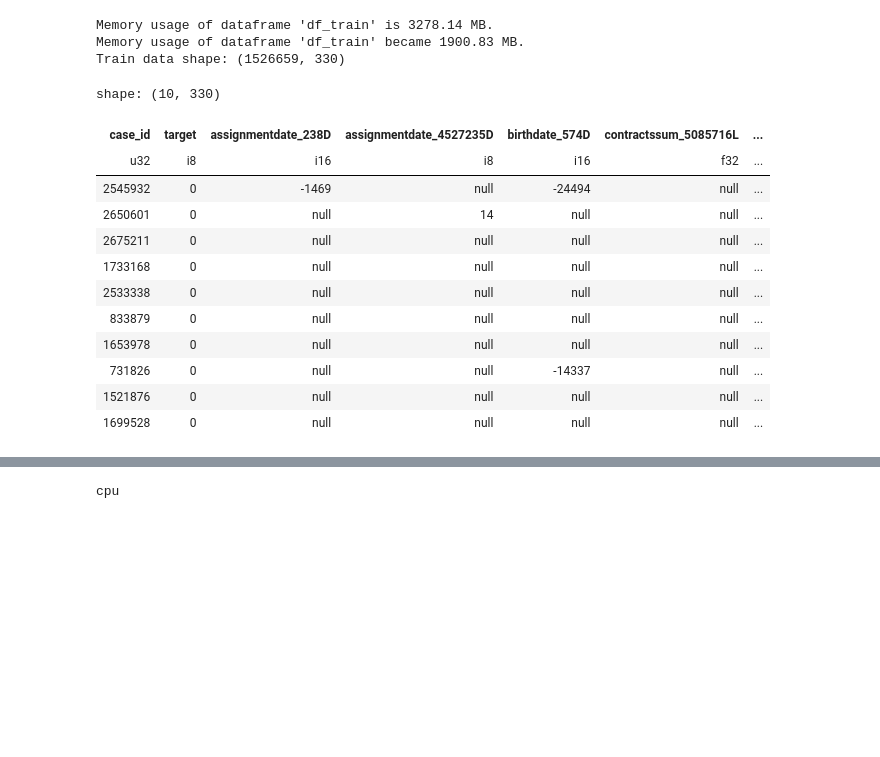
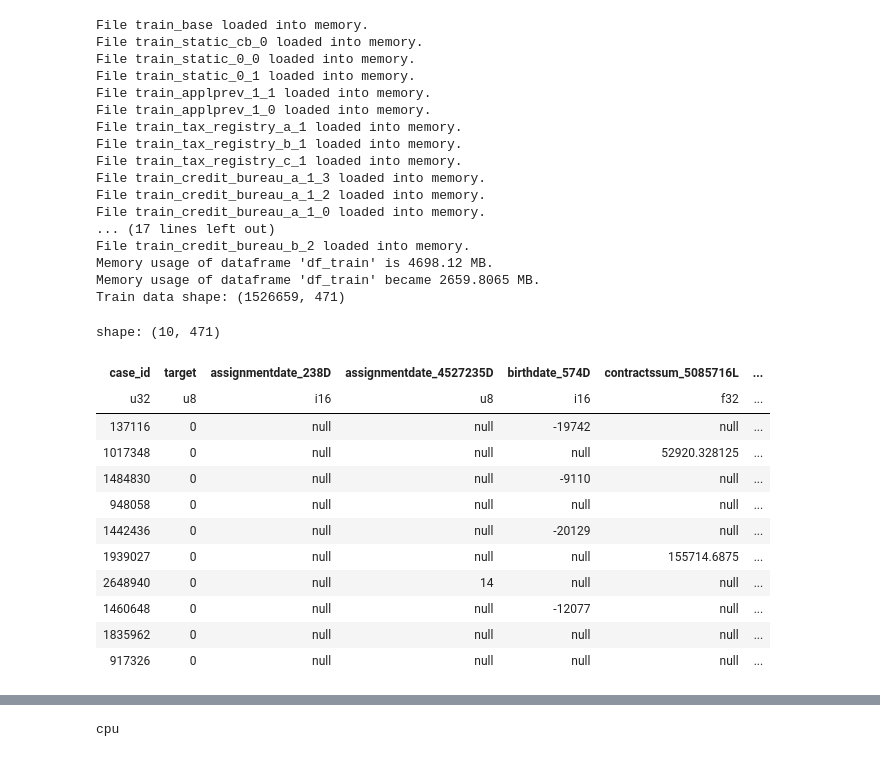
Before and after one commit to Dulina-Perera/Kaggle, a Jupyter notebook: Competitions/Home-Credit__Credit-Risk-Model-Stability/solution.ipynb, the cells around one changed output, grey strips where cells are left out. Cells and saved outputs as stored; diff of their text form; code cells hidden in the pictures; blank space fills up the shorter version.

```diff
--- a/Competitions/Home-Credit__Credit-Risk-Model-Stability/solution.ipynb
+++ b/Competitions/Home-Credit__Credit-Risk-Model-Stability/solution.ipynb
@@ -262,52 +309,66 @@ def filter_cols(df: pd.DataFrame) -> pd.DataFrame:
 # with pl.Config(fmt_str_lengths=1000, tbl_rows=-1, tbl_width_chars=180):
 #     print(feat_defs)
 # %%
-data_store: dict = {
+data_store:dict = {
     'df_base': SchemaGen.scan_files(TRAIN_DIR / 'train_base.parquet'),
     'depth_0': [
         SchemaGen.scan_files(TRAIN_DIR / 'train_static_cb_0.parquet'),
         SchemaGen.scan_files(TRAIN_DIR / 'train_static_0_*.parquet'),
     ],
     'depth_1': [
         SchemaGen.scan_files(TRAIN_DIR / 'train_applprev_1_*.parquet', 1),
         SchemaGen.scan_files(TRAIN_DIR / 'train_tax_registry_a_1.parquet', 1),
         SchemaGen.scan_files(TRAIN_DIR / 'train_tax_registry_b_1.parquet', 1),
         SchemaGen.scan_files(TRAIN_DIR / 'train_tax_registry_c_1.parquet', 1),
         SchemaGen.scan_files(TRAIN_DIR / 'train_credit_bureau_a_1_*.parquet', 1),
         SchemaGen.scan_files(TRAIN_DIR / 'train_credit_bureau_b_1.parquet', 1),
         SchemaGen.scan_files(TRAIN_DIR / 'train_other_1.parquet', 1),
         SchemaGen.scan_files(TRAIN_DIR / 'train_person_1.parquet', 1),
         SchemaGen.scan_files(TRAIN_DIR / 'train_deposit_1.parquet', 1),
         SchemaGen.scan_files(TRAIN_DIR / 'train_debitcard_1.parquet', 1),
     ],
     'depth_2': [
-#         SchemaGen.scan_files(TRAIN_DIR / 'train_credit_bureau_a_2_*.parquet', 2),
+        SchemaGen.scan_files(TRAIN_DIR / 'train_credit_bureau_a_2_*.parquet', 2),
         SchemaGen.scan_files(TRAIN_DIR / 'train_credit_bureau_b_2.parquet', 2),
     ]
 }
 
-df_train: pl.LazyFrame = SchemaGen.join_dataframes(**data_store).pipe(filter_cols).pipe(handle_dates).pipe(Utility.reduce_memory_usage, 'df_train')
+df_train:pl.LazyFrame = SchemaGen.join_dataframes(**data_store).pipe(filter_cols).pipe(handle_dates).pipe(Utility.reduce_memory_usage, 'df_train')
 
 del data_store
 gc.collect()
 
 print(f'Train data shape: {df_train.shape}')
 display(df_train.head(10))
 # %% [output]
-Memory usage of dataframe 'df_train' is 3278.14 MB.
-Memory usage of dataframe 'df_train' became 1900.83 MB.
-Train data shape: (1526659, 330)
+File train_base loaded into memory.
+File train_static_cb_0 loaded into memory.
+File train_static_0_0 loaded into memory.
+File train_static_0_1 loaded into memory.
+File train_applprev_1_1 loaded into memory.
+File train_applprev_1_0 loaded into memory.
+File train_tax_registry_a_1 loaded into memory.
+File train_tax_registry_b_1 loaded into memory.
+File train_tax_registry_c_1 loaded into memory.
+File train_credit_bureau_a_1_3 loaded into memory.
+File train_credit_bureau_a_1_2 loaded into memory.
+File train_credit_bureau_a_1_0 loaded into memory.
+... (17 lines left out)
+File train_credit_bureau_b_2 loaded into memory.
+Memory usage of dataframe 'df_train' is 4698.12 MB.
+Memory usage of dataframe 'df_train' became 2659.8065 MB.
+Train data shape: (1526659, 471)
-shape: (10, 330)
+shape: (10, 471)
 | case_id | target | assignmentdate_238D | assignmentdate_4527235D | birthdate_574D | contractssum_5085716L | ... |
-| u32 | i8 | i16 | i8 | i16 | f32 | ... |
-| 2545932 | 0 | -1469 | null | -24494 | null | ... |
-| 2650601 | 0 | null | 14 | null | null | ... |
-| 2675211 | 0 | null | null | null | null | ... |
-| 1733168 | 0 | null | null | null | null | ... |
-| 2533338 | 0 | null | null | null | null | ... |
-| 833879 | 0 | null | null | null | null | ... |
-| 1653978 | 0 | null | null | null | null | ... |
-| 731826 | 0 | null | null | -14337 | null | ... |
-| 1521876 | 0 | null | null | null | null | ... |
-| 1699528 | 0 | null | null | null | null | ... |
+| u32 | u8 | i16 | u8 | i16 | f32 | ... |
+| 137116 | 0 | null | null | -19742 | null | ... |
+| 1017348 | 0 | null | null | null | 52920.328125 | ... |
+| 1484830 | 0 | null | null | -9110 | null | ... |
+| 948058 | 0 | null | null | null | null | ... |
+| 1442436 | 0 | null | null | -20129 | null | ... |
+| 1939027 | 0 | null | null | null | 155714.6875 | ... |
+| 2648940 | 0 | null | 14 | null | null | ... |
+| 1460648 | 0 | null | null | -12077 | null | ... |
+| 1835962 | 0 | null | null | null | null | ... |
+| 917326 | 0 | null | null | null | null | ... |
 # %%
```
Also changed, not shown: parts of 11 cells of this notebook, 11 other files.
